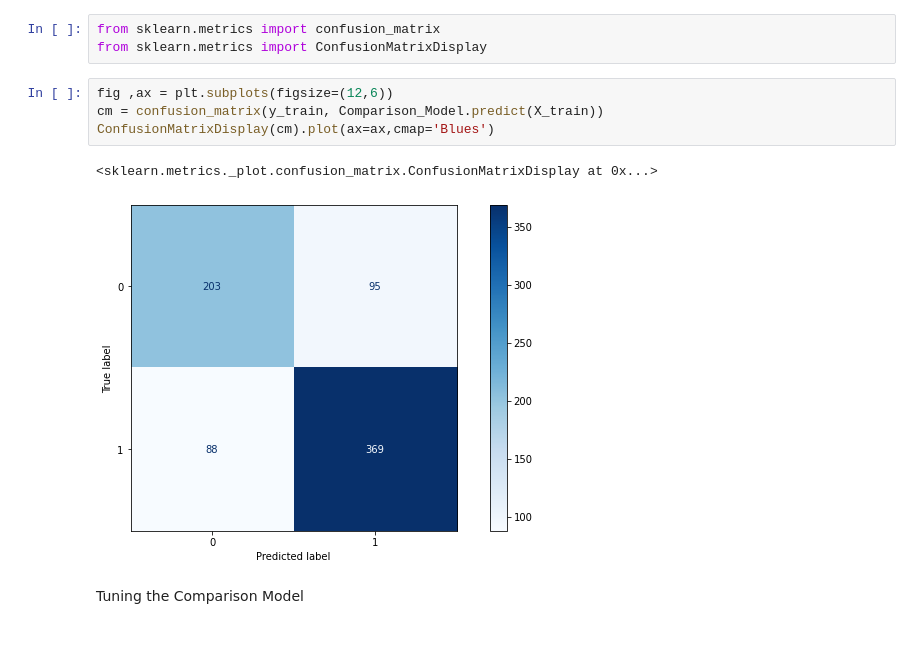
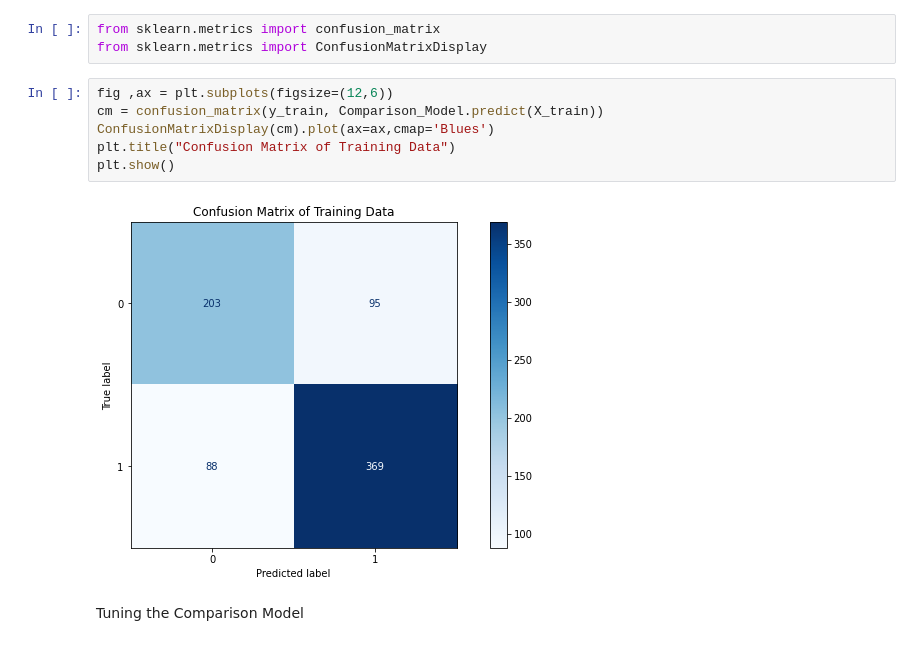
Before and after one commit to MahmoudAdel-hub/DSProfessional, a Jupyter notebook: DSProfessional.ipynb, the cells around one changed output. Saved outputs shown, nothing was run; the diff lists cells and outputs as text.

```diff
--- a/DSProfessional.ipynb
+++ b/DSProfessional.ipynb
@@ -580,10 +587,11 @@ from sklearn.metrics import ConfusionMatrixDisplay
 # %%
 fig ,ax = plt.subplots(figsize=(12,6))
 cm = confusion_matrix(y_train, Comparison_Model.predict(X_train))
 ConfusionMatrixDisplay(cm).plot(ax=ax,cmap='Blues')
+plt.title("Confusion Matrix of Training Data")
+plt.show()
 # %% [output]
-<sklearn.metrics._plot.confusion_matrix.ConfusionMatrixDisplay at 0x...>
-[figure, old version]
+[figure, new version]
 # %% [markdown]
 Tuning the Comparison Model
 # %%
```
Also changed, not shown: parts of 10 cells of this notebook, 3 other files.
